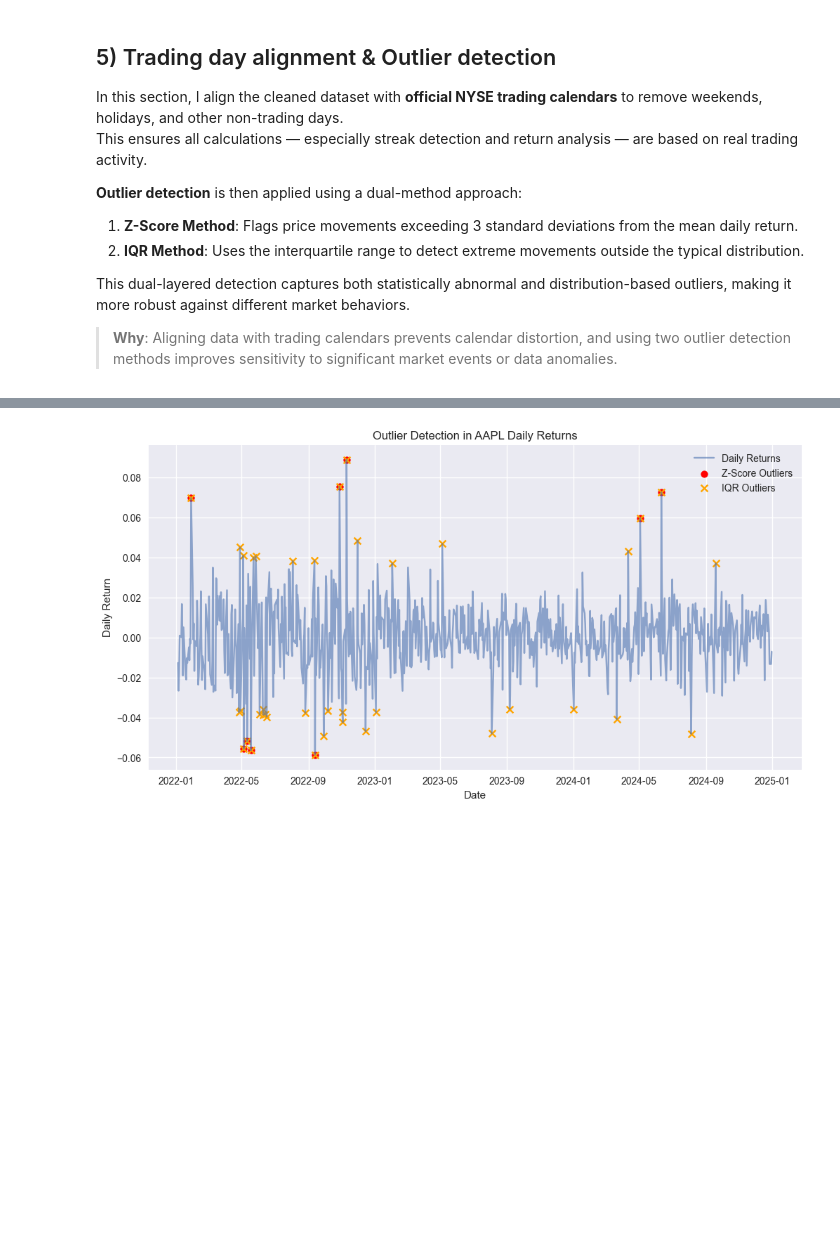
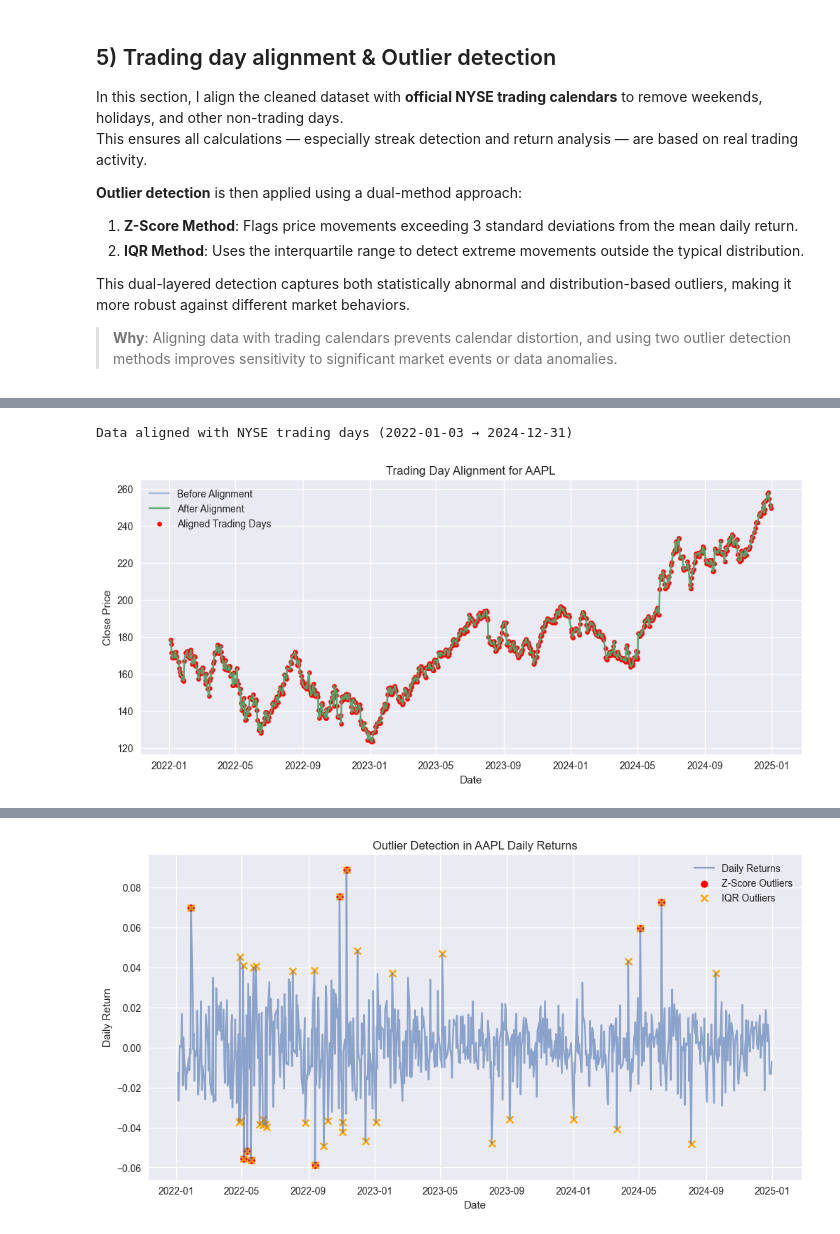
Before and after one commit to bobbob7171/Stock-Market-Trend-Analysis, a Jupyter notebook: EDA.ipynb, the cells around one changed output, grey strips where cells are left out. Drawn from its saved outputs; the diff is of its cells as text; code cells hidden in the pictures; blank space fills up the shorter version.

```diff
--- a/EDA.ipynb
+++ b/EDA.ipynb
@@ -312,0 +313,22 @@ Outlier detection completed (Z-score & IQR).
+# %%
+def plot_trading_day_alignment(df_before, df_after, ticker='AAPL'):
+    before = df_before[df_before['Ticker'] == ticker]
+    after = df_after[df_after['Ticker'] == ticker]
+
+    plt.figure(figsize=(12,5))
+    plt.plot(before['Date'], before['Close'], label='Before Alignment', alpha=0.4)
+    plt.plot(after['Date'], after['Close'], label='After Alignment', alpha=0.9)
+    plt.scatter(after['Date'], after['Close'], color='red', s=20, label='Aligned Trading Days')
+    plt.title(f'Trading Day Alignment for {ticker}')
+    plt.xlabel('Date')
+    plt.ylabel('Close Price')
+    plt.legend()
+    plt.grid(True)
+    plt.show()
+
+# Example usage
+aligned_data = align_with_trading_days(cleaned_data, CONFIG['start_date'], CONFIG['end_date'])
+plot_trading_day_alignment(cleaned_data, aligned_data, ticker='AAPL')
+# %% [output]
+Data aligned with NYSE trading days (2022-01-03 → 2024-12-31)
+[figure, added]
```
Also changed, not shown: parts of 12 cells of this notebook.
